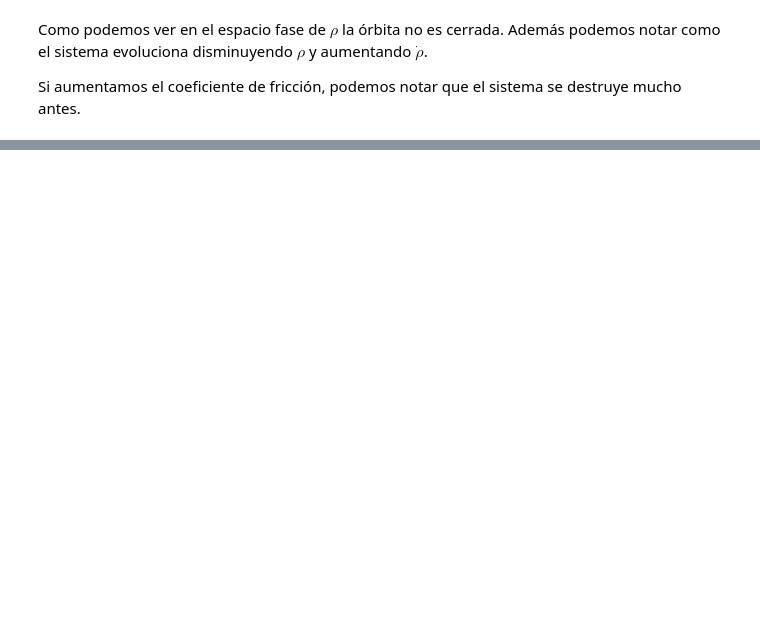
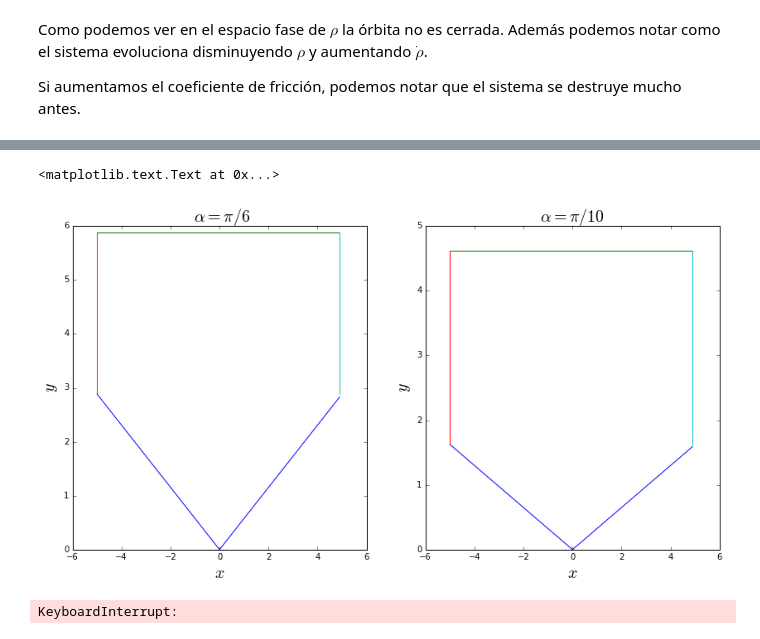
Before and after one commit to diegohdzrjk/Fisica-Computacional-2017-1, a Jupyter notebook: Tareas/Tarea Examen 1 diegohdzrjk.ipynb, the cells around one changed output, grey strips where cells are left out. Drawn from its saved outputs; the diff is of its cells as text; code cells hidden in the pictures; blank space fills up the shorter version.

```diff
--- a/Tareas/Tarea Examen 1 diegohdzrjk.ipynb
+++ b/Tareas/Tarea Examen 1 diegohdzrjk.ipynb
@@ -441,0 +456,47 @@ for i in range(4):
+# %%
+def piso(x,angulo):
+    if any(x)<= 0:
+        return -tan(angulo)*abs(x)
+    else:
+        return tan(angulo)*abs(x)
+
+def techo(x,angulo):
+    return 5*tan(angulo)*ones_like(x)+3
+
+def pared(pt, angulo):
+    a = 5*tan(angulo)
+    y = arange(a,a+3,.01)
+    x = pt*ones_like(y)
+    return array([x,y])
+
+def caja(angulo, ax):
+    x = arange(-5,5,.1)
+    ang = angulo
+    pt_i = x[0]
+    pt_f = x[-1]
+
+    p = piso(x, ang)
+    t = techo(x, ang)
+    der = pared(pt_i,ang)
+    izq = pared(pt_f,ang)
+
+    ax.plot(x,p, x,t, der[0,:],der[1,:], izq[0,:],izq[1,:])
+# %%
+fig = figure(figsize=(14, 7))
+ax = fig.add_subplot(121)
+bx = fig.add_subplot(122)
+
+angulos = array([pi/6, pi/10])
+
+ax.set_title(r' $\alpha = \pi/6$',fontsize = 20)
+caja(angulos[0], ax)
+ax.set_xlabel('$x$', fontsize=20)
+ax.set_ylabel('$y$', fontsize=20)
+
+bx.set_title(r'$\alpha = \pi/10$',fontsize = 20)
+caja(angulos[1], bx)
+bx.set_xlabel('$x$', fontsize=20)
+bx.set_ylabel('$y$', fontsize=20)
+# %% [output]
+<matplotlib.text.Text at 0x...>
+[figure, added]
@@ -441,0 +634,8 @@ for i in range(4):
+# %%
+p = [4, 4, 2, 2]
+angulo = pi/6.
+fric = 0
+N = 2
+trayectoria(ec_mov_3, N, p, angulo, fric, mi_dt=0.01)
+# %% [output]
+KeyboardInterrupt:
```
Also changed, not shown: parts of 19 cells of this notebook, 1 other file.
